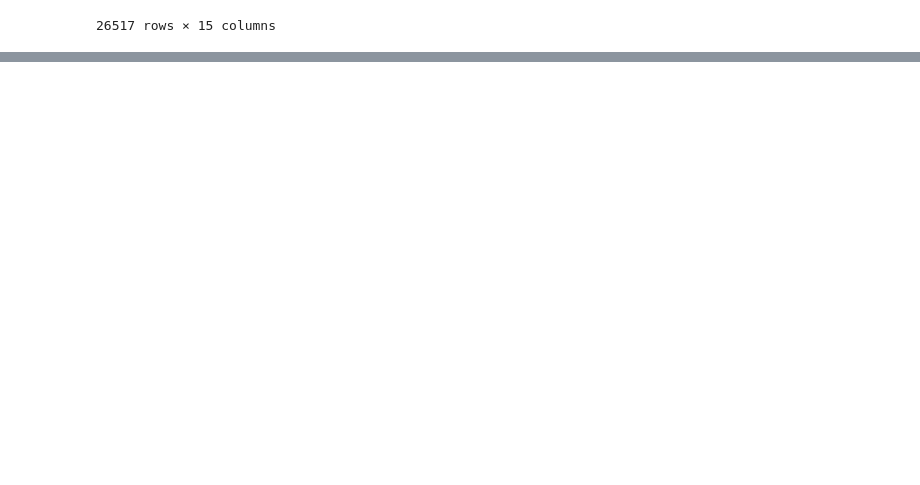
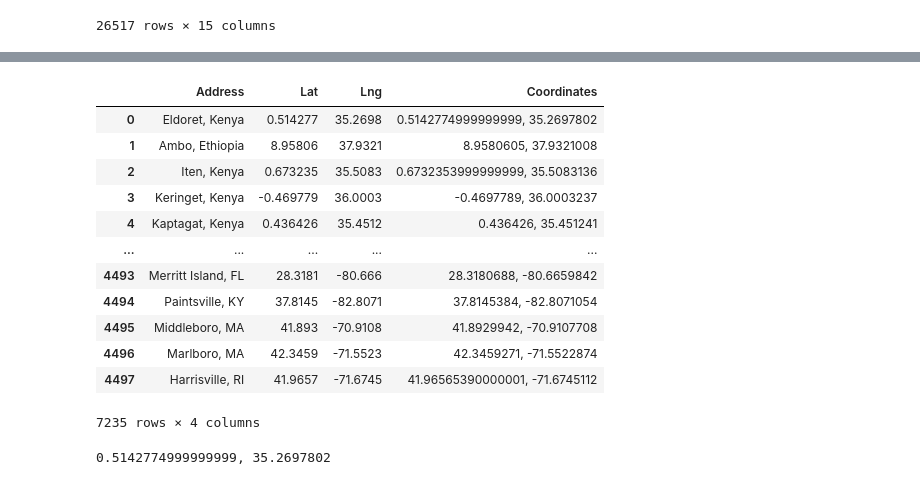
Before and after one commit to skhelifi1/Running-Project-GroupE, a Jupyter notebook: boston2019_elevation.ipynb, the cells around one changed output, grey strips where cells are left out. Saved outputs shown, nothing was run; the diff lists cells and outputs as text; code cells hidden in the pictures; blank space fills up the shorter version.

```diff
--- a/boston2019_elevation.ipynb
+++ b/boston2019_elevation.ipynb
@@ -393,0 +420,24 @@ boston2019_coords_df
+# %%
+# create column that combines lat & lng
+all_coords_df["Coordinates"]= all_coords_df["Lat"].astype(str) +", "+ all_coords_df["Lng"].astype(str)
+all_coords_df
+# %% [output]
+|  | Address | Lat | Lng | Coordinates |
+| 0 | Eldoret, Kenya | 0.514277 | 35.2698 | 0.5142774999999999, 35.2697802 |
+| 1 | Ambo, Ethiopia | 8.95806 | 37.9321 | 8.9580605, 37.9321008 |
+| 2 | Iten, Kenya | 0.673235 | 35.5083 | 0.6732353999999999, 35.5083136 |
+| 3 | Keringet, Kenya | -0.469779 | 36.0003 | -0.4697789, 36.0003237 |
+| 4 | Kaptagat, Kenya | 0.436426 | 35.4512 | 0.436426, 35.451241 |
+| ... | ... | ... | ... | ... |
+| 4493 | Merritt Island, FL | 28.3181 | -80.666 | 28.3180688, -80.6659842 |
+| 4494 | Paintsville, KY | 37.8145 | -82.8071 | 37.8145384, -82.8071054 |
+| 4495 | Middleboro, MA | 41.893 | -70.9108 | 41.8929942, -70.9107708 |
+| 4496 | Marlboro, MA | 42.3459 | -71.5523 | 42.3459271, -71.5522874 |
+| 4497 | Harrisville, RI | 41.9657 | -71.6745 | 41.96565390000001, -71.6745112 |
+7235 rows × 4 columns
+# %%
+# create list of coordinates
+coord_list = all_coords_df["Coordinates"].tolist()
+print(coord_list[0])
+# %% [output]
+0.5142774999999999, 35.2697802
```
Also changed, not shown: parts of 11 cells of this notebook, 1 other file.
